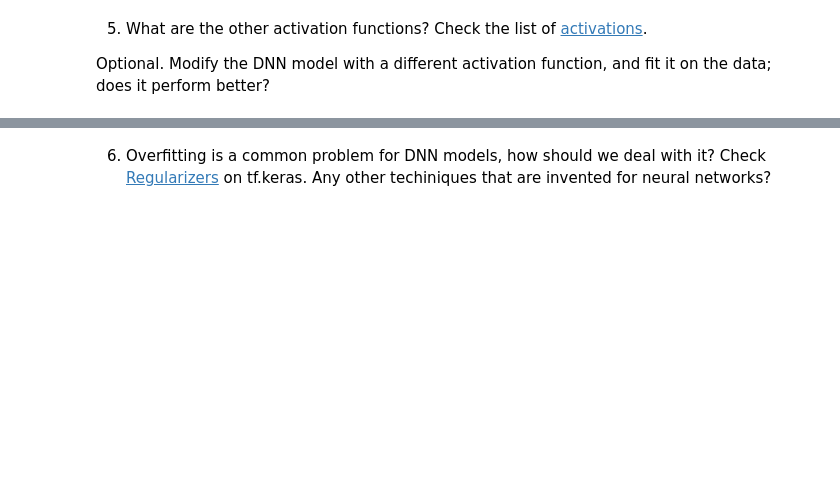
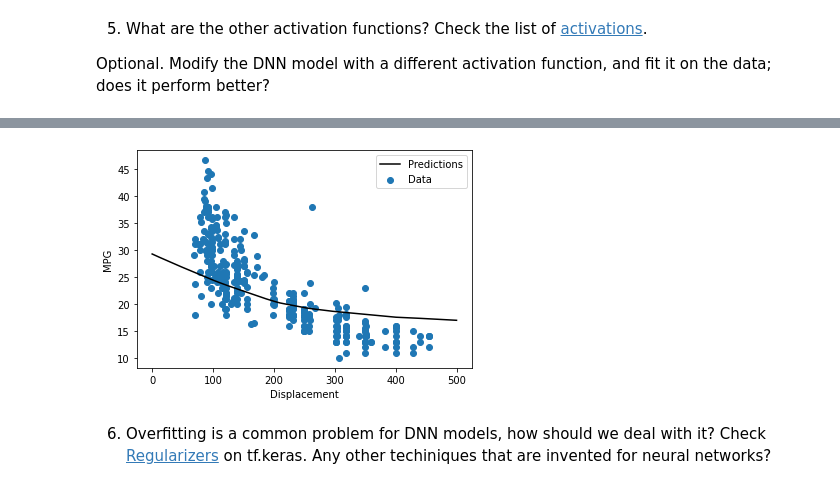
Before and after one commit to kuksova/MLE, a Jupyter notebook: assignments/week-07-intro-dl/nb/fuel_efficiency.ipynb, the cells around one changed output, grey strips where cells are left out. Saved outputs shown, nothing was run; the diff lists cells and outputs as text; code cells hidden in the pictures; blank space fills up the shorter version.

```diff
--- a/assignments/week-07-intro-dl/nb/fuel_efficiency.ipynb
+++ b/assignments/week-07-intro-dl/nb/fuel_efficiency.ipynb
@@ -344,3 +606,23 @@ plot_displacement(fake.Displacement, dnn_model.predict(fake))
 5. What are the other activation functions? Check the list of [activations](https://www.tensorflow.org/api_docs/python/tf/keras/activations).
 
   Optional. Modify the DNN model with a different activation function, and fit it on the data; does it perform better?
+# %%
+def build_and_compile_model(norm):
+    model = tf.keras.Sequential([
+        # YOUR CODE HERE
+        normalizer,
+        layers.Dense(units=64, activation='leaky_relu'),
+        layers.Dense(units=64, activation='leaky_relu'),
+        layers.Dense(units=1)
+    ])
+
+    model.compile(loss='mean_absolute_error',
+                optimizer=tf.keras.optimizers.Adam())
+    return model
+
+dnn_model = build_and_compile_model(normalizer)
+history = dnn_model.fit(
+    train_features,
+    train_labels,
+    validation_split=0.2,
+    verbose=0, epochs=100)
@@ -346,0 +633,3 @@ plot_displacement(fake.Displacement, dnn_model.predict(fake))
+# %%
+plot_displacement(fake.Displacement, dnn_model.predict(fake))
+# %% [output]
@@ -347,2 +637,3 @@ plot_displacement(fake.Displacement, dnn_model.predict(fake))
+[figure, added]
 # %% [markdown]
 6. Overfitting is a common problem for DNN models, how should we deal with it? Check [Regularizers](https://www.tensorflow.org/api_docs/python/tf/keras/regularizers) on tf.keras. Any other techiniques that are invented for neural networks?
```
Also changed, not shown: parts of 58 cells of this notebook.
